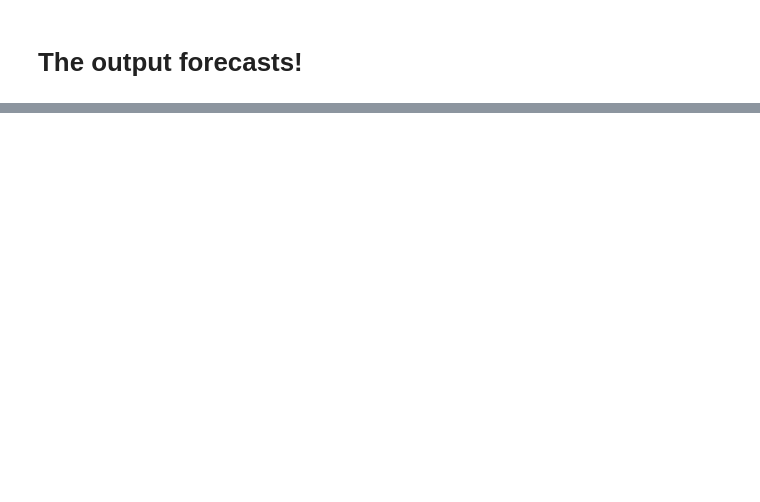
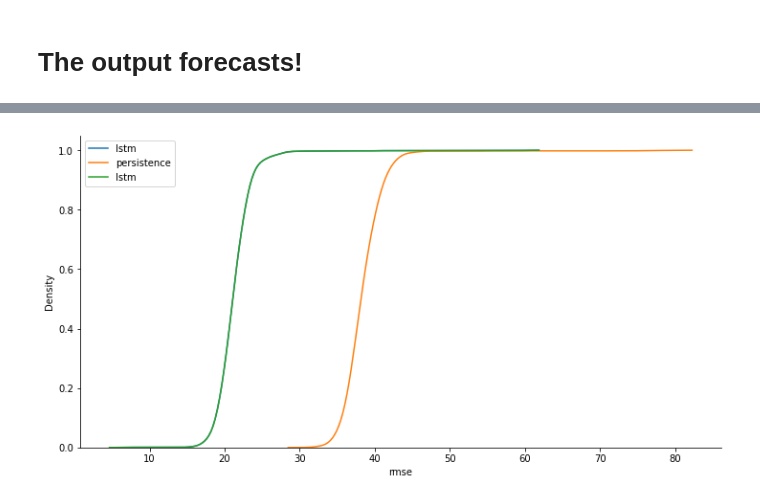
Before and after one commit to tommylees112/spatio_temporal, a Jupyter notebook: notebooks/kenya_VHI.ipynb, the cells around one changed output, grey strips where cells are left out. Saved outputs shown, nothing was run; the diff lists cells and outputs as text; code cells hidden in the pictures; blank space fills up the shorter version.

```diff
--- a/notebooks/kenya_VHI.ipynb
+++ b/notebooks/kenya_VHI.ipynb
@@ -211,0 +297,9 @@ Coordinates:
+# %%
+f, ax = plt.subplots(figsize=(12, 6))
+sns.kdeplot(lstm_error.rmse, cumulative=True, ax=ax, label="lstm")
+sns.kdeplot(persistence_error.rmse, cumulative=True, ax=ax, label="persistence")
+sns.kdeplot(train_period_error.rmse, cumulative=True, ax=ax, label="lstm")
+plt.legend()
+sns.despine()
+# %% [output]
+[figure, added]
```
Also changed, not shown: parts of 15 cells of this notebook, 16 other files.
